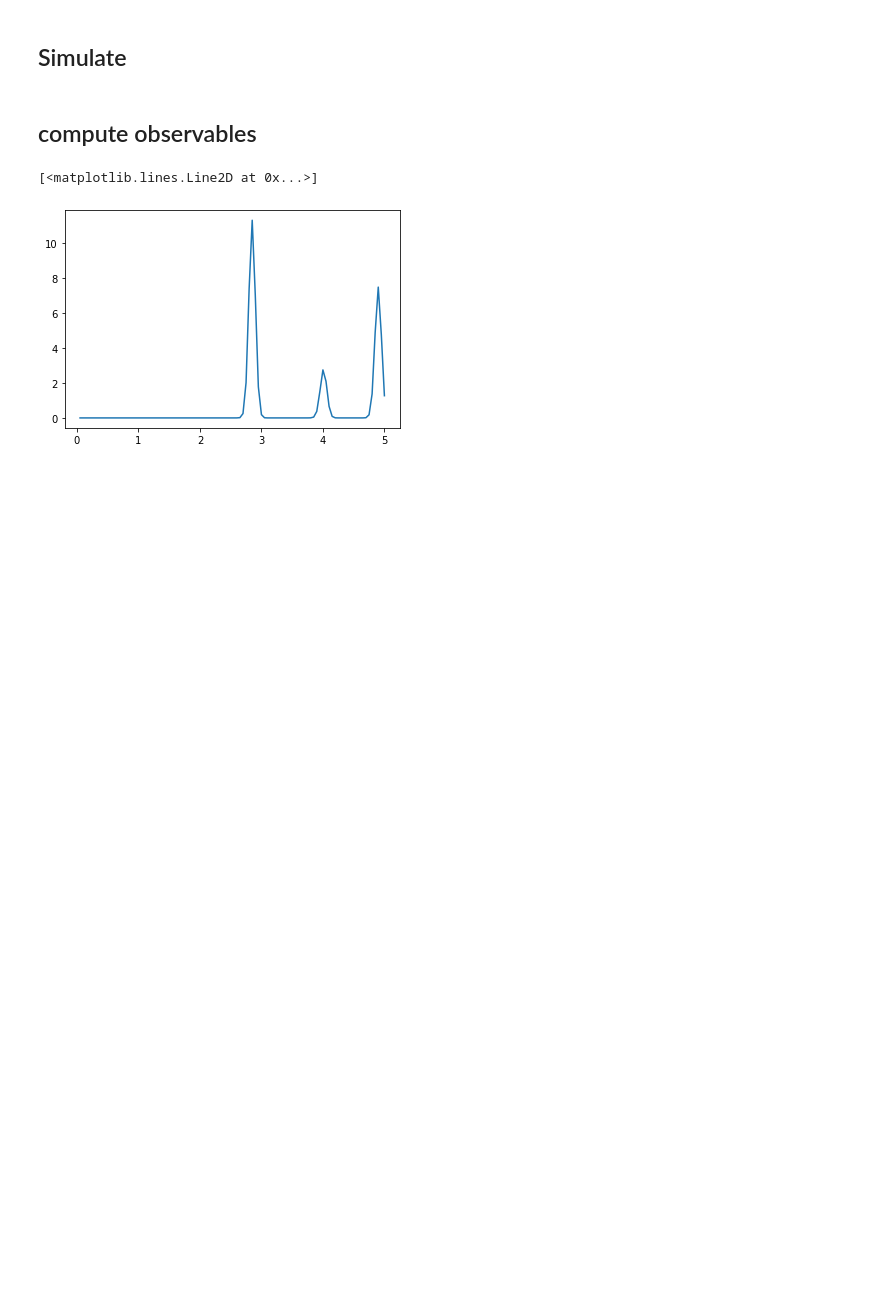
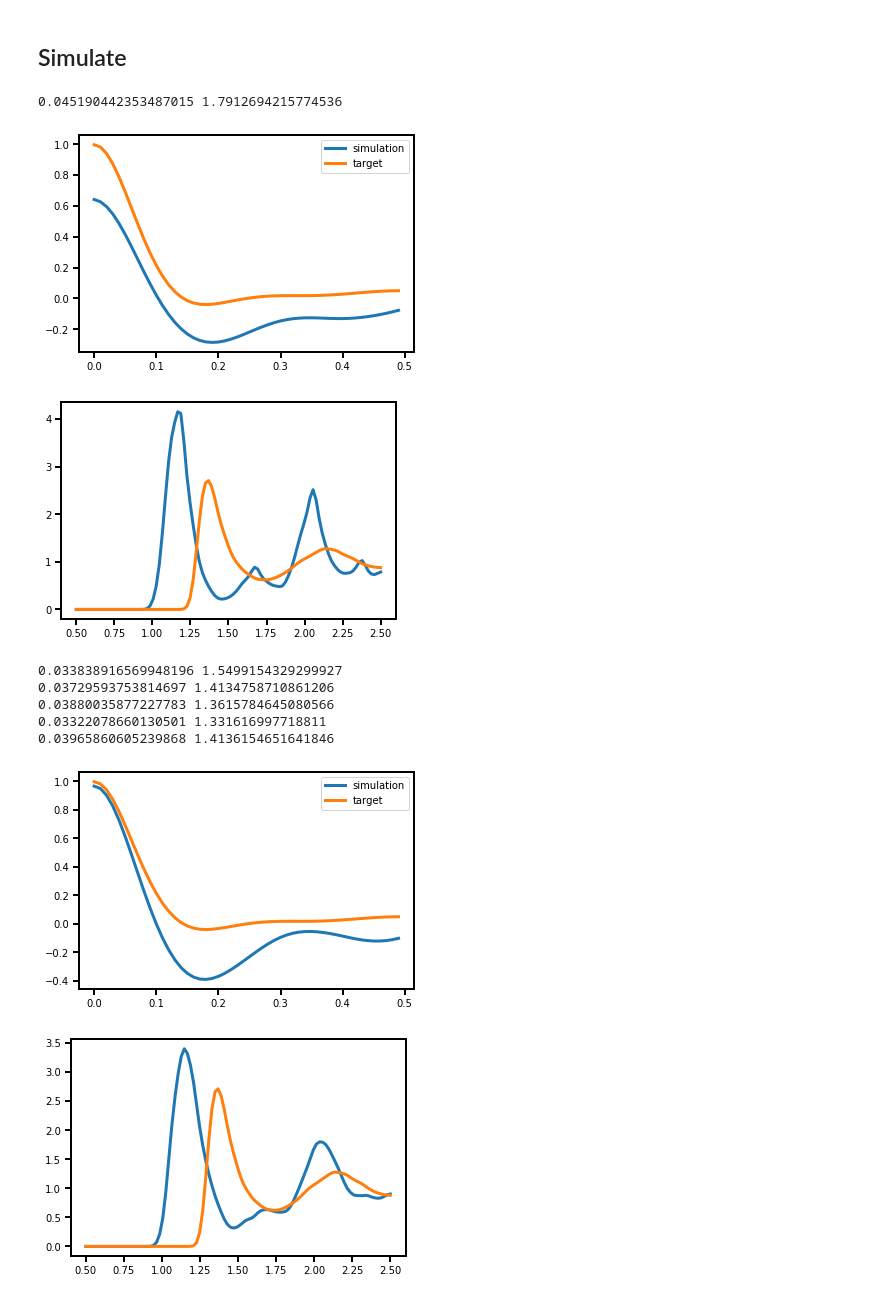
Before and after one commit to torchmd/mdgrad, a Jupyter notebook: examples/basic_simulation.ipynb, the cells around one changed output. Cells and saved outputs as stored; diff of their text form; code cells hidden in the pictures; blank space fills up the shorter version.

Commit message:
example for basic simulations

```diff
--- a/examples/basic_simulation.ipynb
+++ b/examples/basic_simulation.ipynb
@@ -89,19 +136,47 @@ vacf_obs = vacf(system, t_range=10)
+# %%
+from torchmd.md import Simulations
+
+optimizer = torch.optim.Adam(list(GNN.parameters()), lr=1e-5)
+
+# Set up simulations
+sim = Simulations(system, diffeq)
 # %% [markdown]
 ## Simulate
-# %%
-from torchmd.md import Simulations
-
-# Set up simulations
-sim = Simulations(system, diffeq)
-
-# Simulate
-v_t, q_t, pv_t = sim.simulate(steps=100, frequency=5, dt=0.25 *units.fs)
-# %% [markdown]
-## compute observables
-# %%
-# compute observable
-_, bins, g = obs(q_t)
-plt.plot(bins.detach().cpu().numpy()[1:],  g.detach().cpu().numpy() )
-# %% [output]
-[<matplotlib.lines.Line2D at 0x...>]
-[figure, removed]
+# %%
+# %%timeit
+
+for i in range(50):
+
+    # Simulate
+    v_t, q_t, pv_t = sim.simulate(steps=50, frequency=50, dt=0.01)
+
+    # compute observable
+    _, _, g_sim = obs(q_t)
+
+    vacf_sim = vacf_obs(v_t)
+
+    loss_vacf = (vacf_sim - vacf_target).pow(2).mean()
+    loss_rdf = (g_sim - rdf_target[1]).pow(2).mean() + JS_rdf(g_sim, rdf_target[1])
+
+    loss = loss_rdf + loss_vacf
+
+    loss.backward()
+
+    optimizer.step()
+    optimizer.zero_grad()
+
+    print(loss_vacf.item(), loss_rdf.item())
+
+    if i % 5 ==0 :
+        plot(vacf_sim, vacf_target, g_sim, rdf_target)
+# %% [output]
+0.045190442353487015 1.7912694215774536
+[figure, added]
+[figure, added]
+0.033838916569948196 1.5499154329299927
+0.03729593753814697 1.4134758710861206
+0.03880035877227783 1.3615784645080566
+0.03322078660130501 1.331616997718811
+0.03965860605239868 1.4136154651641846
+[figure, added]
+[figure, added]
```
Also changed, not shown: parts of 13 cells of this notebook.
